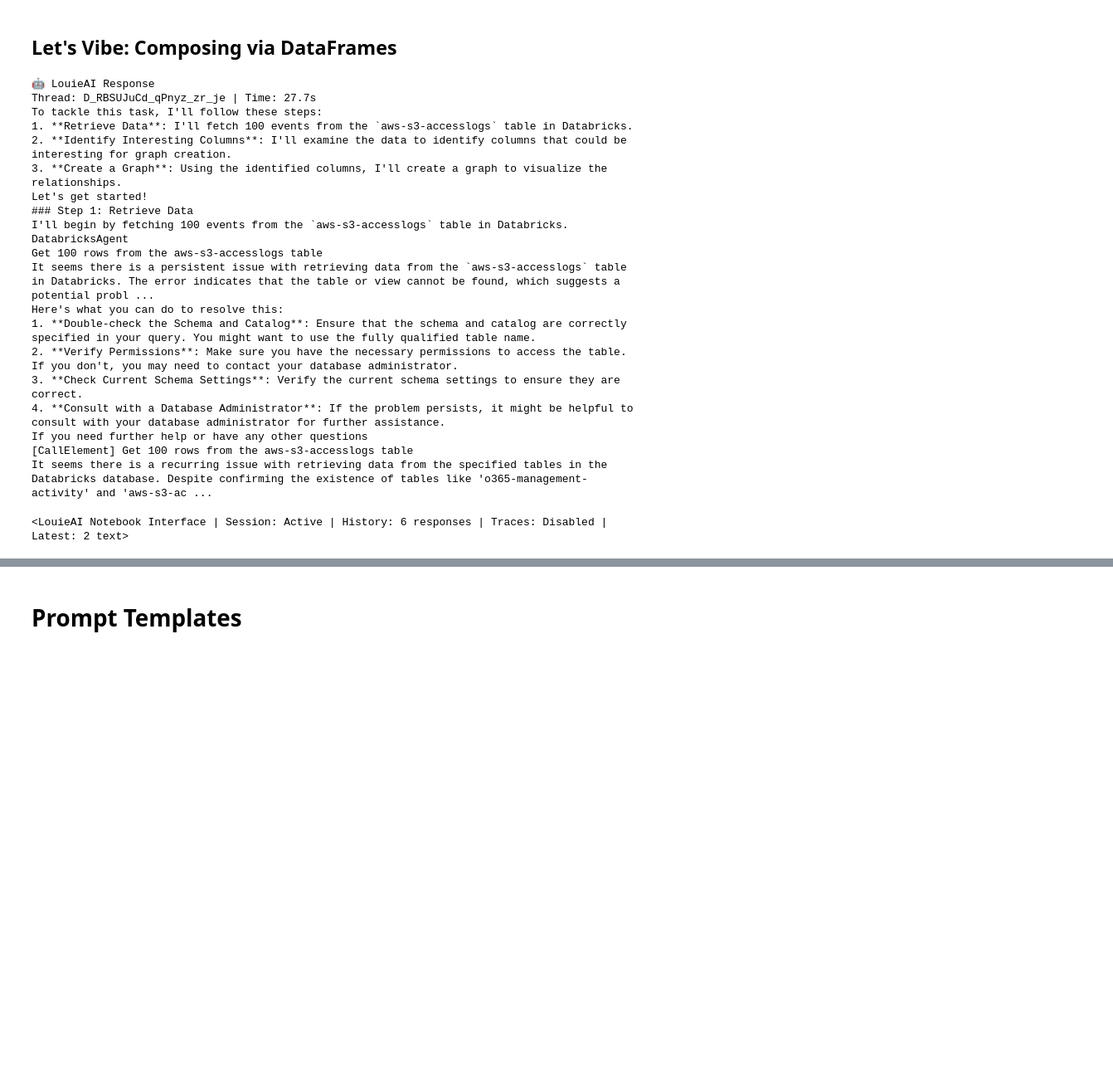
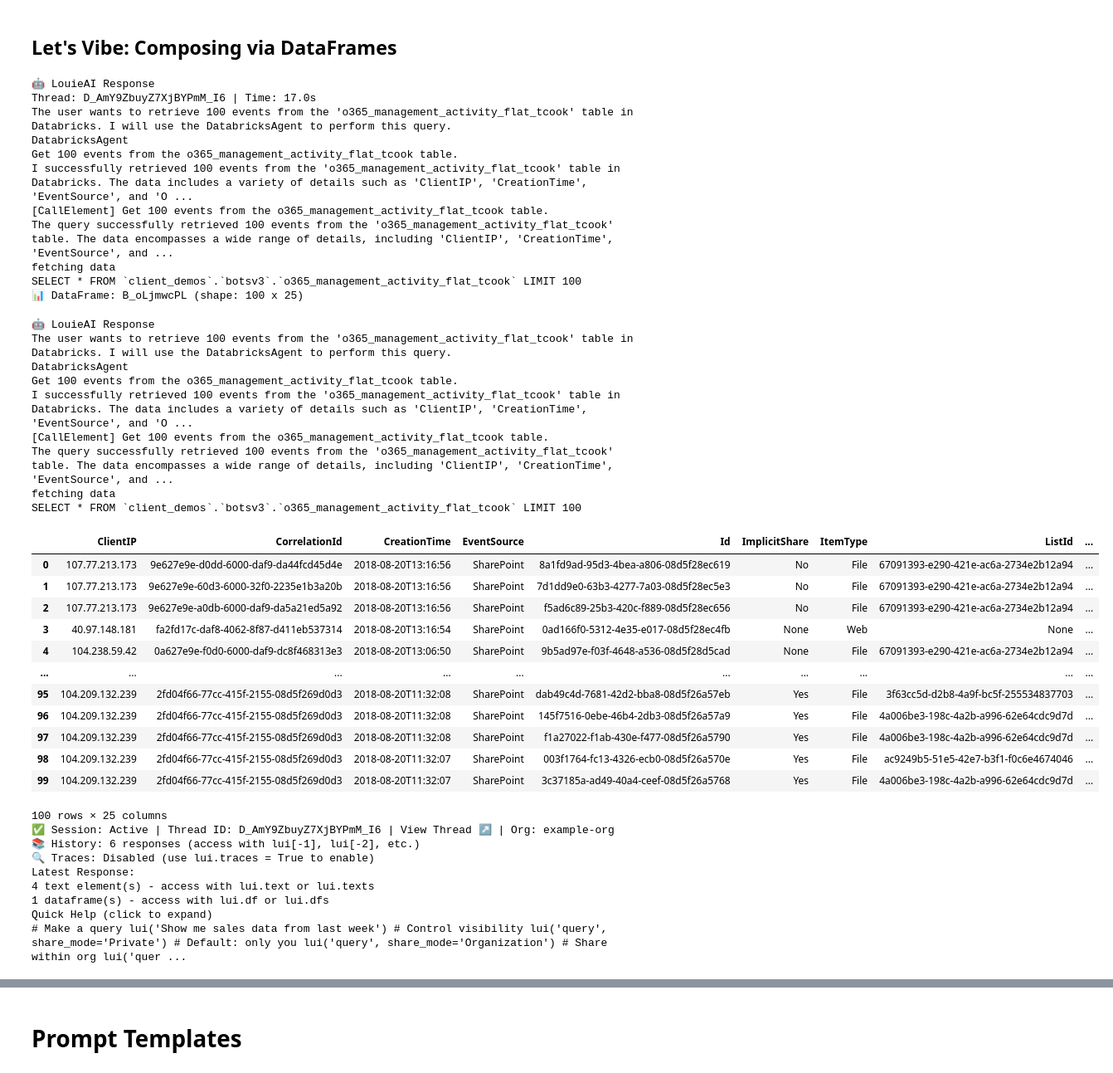
Before and after one commit to graphistry/louie-py, a Jupyter notebook: docs/getting-started/notebooks/05-vibes-investigation-tutorial.ipynb, the cells around one changed output, grey strips where cells are left out. Shown at 83% size. Cells and saved outputs as stored; diff of their text form; code cells hidden in the pictures; blank space fills up the shorter version.

```diff
--- a/docs/getting-started/notebooks/05-vibes-investigation-tutorial.ipynb
+++ b/docs/getting-started/notebooks/05-vibes-investigation-tutorial.ipynb
@@ -318,32 +314,51 @@ Quick Help (click to expand)
 # Make a query lui('Show me sales data from last week') # Control visibility lui('query', share_mode='Private') # Default: only you lui('query', share_mode='Organization') # Share within org lui('quer ...
 # %% [markdown]
 ## Let's Vibe: Composing via DataFrames
-# %%
-lui("""
-
-Get 100 events from databricks aws-s3-accesslogs and
-draw a graph using any intereseting sounding columns for investigating
-
-""")
-# %% [output]
-🤖 LouieAI Response
-Thread: D_RBSUJuCd_qPnyz_zr_je | Time: 27.7s
-To tackle this task, I'll follow these steps:
-1. **Retrieve Data**: I'll fetch 100 events from the `aws-s3-accesslogs` table in Databricks.
-2. **Identify Interesting Columns**: I'll examine the data to identify columns that could be interesting for graph creation.
-3. **Create a Graph**: Using the identified columns, I'll create a graph to visualize the relationships.
-Let's get started!
-### Step 1: Retrieve Data
-I'll begin by fetching 100 events from the `aws-s3-accesslogs` table in Databricks.
-DatabricksAgent
-Get 100 rows from the aws-s3-accesslogs table
-It seems there is a persistent issue with retrieving data from the `aws-s3-accesslogs` table in Databricks. The error indicates that the table or view cannot be found, which suggests a potential probl ...
-Here's what you can do to resolve this:
-1. **Double-check the Schema and Catalog**: Ensure that the schema and catalog are correctly specified in your query. You might want to use the fully qualified table name.
-2. **Verify Permissions**: Make sure you have the necessary permissions to access the table. If you don't, you may need to contact your database administrator.
-3. **Check Current Schema Settings**: Verify the current schema settings to ensure they are correct.
-4. **Consult with a Database Administrator**: If the problem persists, it might be helpful to consult with your database administrator for further assistance.
-If you need further help or have any other questions
-[CallElement] Get 100 rows from the aws-s3-accesslogs table
-It seems there is a recurring issue with retrieving data from the specified tables in the Databricks database. Despite confirming the existence of tables like 'o365-management-activity' and 'aws-s3-ac ...
-<LouieAI Notebook Interface | Session: Active | History: 6 responses | Traces: Disabled | Latest: 2 text>
+# %%
+lui("""
+
+Get 100 events from databricks o365_management_activity_flat_tcook
+
+""")
+# %% [output]
+🤖 LouieAI Response
+Thread: D_AmY9ZbuyZ7XjBYPmM_I6 | Time: 17.0s
+The user wants to retrieve 100 events from the 'o365_management_activity_flat_tcook' table in Databricks. I will use the DatabricksAgent to perform this query.
+DatabricksAgent
+Get 100 events from the o365_management_activity_flat_tcook table.
+I successfully retrieved 100 events from the 'o365_management_activity_flat_tcook' table in Databricks. The data includes a variety of details such as 'ClientIP', 'CreationTime', 'EventSource', and 'O ...
+[CallElement] Get 100 events from the o365_management_activity_flat_tcook table.
+The query successfully retrieved 100 events from the 'o365_management_activity_flat_tcook' table. The data encompasses a wide range of details, including 'ClientIP', 'CreationTime', 'EventSource', and ...
+fetching data
+SELECT * FROM `client_demos`.`botsv3`.`o365_management_activity_flat_tcook` LIMIT 100
+📊 DataFrame: B_oLjmwcPL (shape: 100 x 25)
+🤖 LouieAI Response
+The user wants to retrieve 100 events from the 'o365_management_activity_flat_tcook' table in Databricks. I will use the DatabricksAgent to perform this query.
+DatabricksAgent
+Get 100 events from the o365_management_activity_flat_tcook table.
+I successfully retrieved 100 events from the 'o365_management_activity_flat_tcook' table in Databricks. The data includes a variety of details such as 'ClientIP', 'CreationTime', 'EventSource', and 'O ...
+[CallElement] Get 100 events from the o365_management_activity_flat_tcook table.
+The query successfully retrieved 100 events from the 'o365_management_activity_flat_tcook' table. The data encompasses a wide range of details, including 'ClientIP', 'CreationTime', 'EventSource', and ...
+fetching data
+SELECT * FROM `client_demos`.`botsv3`.`o365_management_activity_flat_tcook` LIMIT 100
+|  | ClientIP | CorrelationId | CreationTime | EventSource | Id | ImplicitShare | ItemType | ListId | ... |
+| 0 | 107.77.213.173 | 9e627e9e-d0dd-6000-daf9-da44fcd45d4e | 2018-08-20T13:16:56 | SharePoint | 8a1fd9ad-95d3-4bea-a806-08d5f28ec619 | No | File | 67091393-e290-421e-ac6a-2734e2b12a94 | ... |
+| 1 | 107.77.213.173 | 9e627e9e-60d3-6000-32f0-2235e1b3a20b | 2018-08-20T13:16:56 | SharePoint | 7d1dd9e0-63b3-4277-7a03-08d5f28ec5e3 | No | File | 67091393-e290-421e-ac6a-2734e2b12a94 | ... |
+| 2 | 107.77.213.173 | 9e627e9e-a0db-6000-daf9-da5a21ed5a92 | 2018-08-20T13:16:56 | SharePoint | f5ad6c89-25b3-420c-f889-08d5f28ec656 | No | File | 67091393-e290-421e-ac6a-2734e2b12a94 | ... |
+| 3 | 40.97.148.181 | fa2fd17c-daf8-4062-8f87-d411eb537314 | 2018-08-20T13:16:54 | SharePoint | 0ad166f0-5312-4e35-e017-08d5f28ec4fb | None | Web | None | ... |
+| 4 | 104.238.59.42 | 0a627e9e-f0d0-6000-daf9-dc8f468313e3 | 2018-08-20T13:06:50 | SharePoint | 9b5ad97e-f03f-4648-a536-08d5f28d5cad | None | File | 67091393-e290-421e-ac6a-2734e2b12a94 | ... |
+| ... | ... | ... | ... | ... | ... | ... | ... | ... | ... |
+| 95 | 104.209.132.239 | 2fd04f66-77cc-415f-2155-08d5f269d0d3 | 2018-08-20T11:32:08 | SharePoint | dab49c4d-7681-42d2-bba8-08d5f26a57eb | Yes | File | 3f63cc5d-d2b8-4a9f-bc5f-255534837703 | ... |
+| 96 | 104.209.132.239 | 2fd04f66-77cc-415f-2155-08d5f269d0d3 | 2018-08-20T11:32:08 | SharePoint | 145f7516-0ebe-46b4-2db3-08d5f26a57a9 | Yes | File | 4a006be3-198c-4a2b-a996-62e64cdc9d7d | ... |
+| 97 | 104.209.132.239 | 2fd04f66-77cc-415f-2155-08d5f269d0d3 | 2018-08-20T11:32:08 | SharePoint | f1a27022-f1ab-430e-f477-08d5f26a5790 | Yes | File | 4a006be3-198c-4a2b-a996-62e64cdc9d7d | ... |
+| 98 | 104.209.132.239 | 2fd04f66-77cc-415f-2155-08d5f269d0d3 | 2018-08-20T11:32:07 | SharePoint | 003f1764-fc13-4326-ecb0-08d5f26a570e | Yes | File | ac9249b5-51e5-42e7-b3f1-f0c6e4674046 | ... |
+| 99 | 104.209.132.239 | 2fd04f66-77cc-415f-2155-08d5f269d0d3 | 2018-08-20T11:32:07 | SharePoint | 3c37185a-ad49-40a4-ceef-08d5f26a5768 | Yes | File | 4a006be3-198c-4a2b-a996-62e64cdc9d7d | ... |
+100 rows × 25 columns
+✅ Session: Active | Thread ID: D_AmY9ZbuyZ7XjBYPmM_I6 | View Thread ↗ | Org: example-org
+📚 History: 6 responses (access with lui[-1], lui[-2], etc.)
+🔍 Traces: Disabled (use lui.traces = True to enable)
+Latest Response:
+4 text element(s) - access with lui.text or lui.texts
+1 dataframe(s) - access with lui.df or lui.dfs
+Quick Help (click to expand)
+# Make a query lui('Show me sales data from last week') # Control visibility lui('query', share_mode='Private') # Default: only you lui('query', share_mode='Organization') # Share within org lui('quer ...
```
Also changed, not shown: parts of 17 cells of this notebook, 1 other file.
